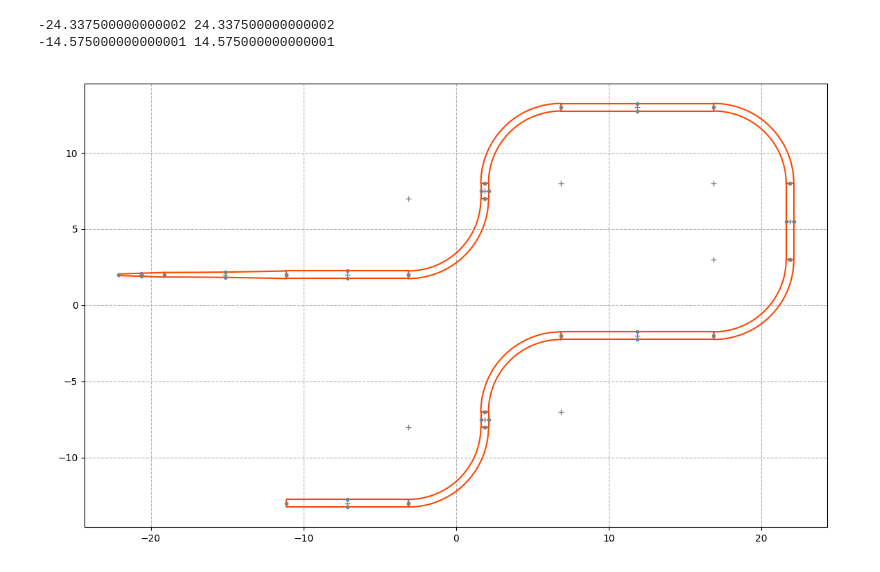
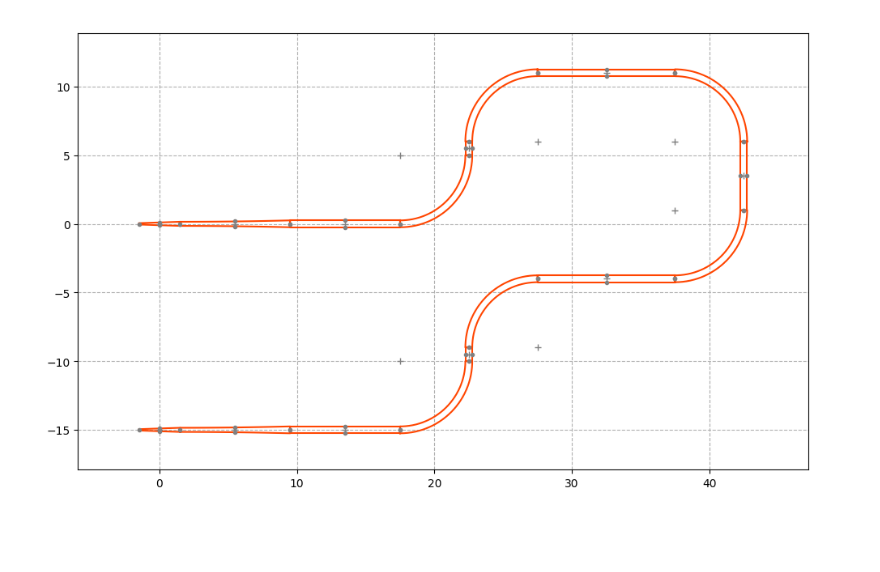
Before and after one commit to jsmatias/kcircuit, a Jupyter notebook: circuit.ipynb, the cells around one changed output. Drawn from its saved outputs; the diff is of its cells as text; code cells hidden in the pictures; blank space fills up the shorter version.

```diff
--- a/circuit.ipynb
+++ b/circuit.ipynb
@@ -9,6 +10,8 @@ taper1 = Taper(0.3, 0.1, 3, 1)
 taper2 = Taper(0.5, 0.3, 8, 2)
 taper1.rotate(180)
 taper2.rotate(180)
+taper3 = Taper(0.5, 0.3, 8, 2)
+taper4 = Taper(0.3, 0.1, 3, 1)
 # %%
 circuit_config = [
     {"shape": taper1, "params": {"connector_out": 1}},
@@ -26,14 +29,14 @@ circuit_config = [
     {"shape": Rectangle(0.5, 1), "params": {"connector_in": 3, "connector_out": 1}},
     {"shape": Circular(0.5, 5, 90), "params": {"connector_in": 1, "connector_out": 0}},
     {"shape": Rectangle(0.5, 8), "params": {"connector_in": 3, "connector_out": 1}},
+    {"shape": taper3, "params": {"connector_in": 1, "connector_out": 3}},
+    {"shape": taper4, "params": {"connector_in": 1, "connector_out": 3}},
 ]
 # %%
 c = Circuit(circuit_config)
 c.build()
 # %%
-c.centralize()
+# c.centralize()
 c.plot()
 # %% [output]
--24.337500000000002 24.337500000000002
--14.575000000000001 14.575000000000001
-[figure, old version]
+[figure, new version]
```
Also changed, not shown: parts of 2 cells of this notebook, 8 other files.
